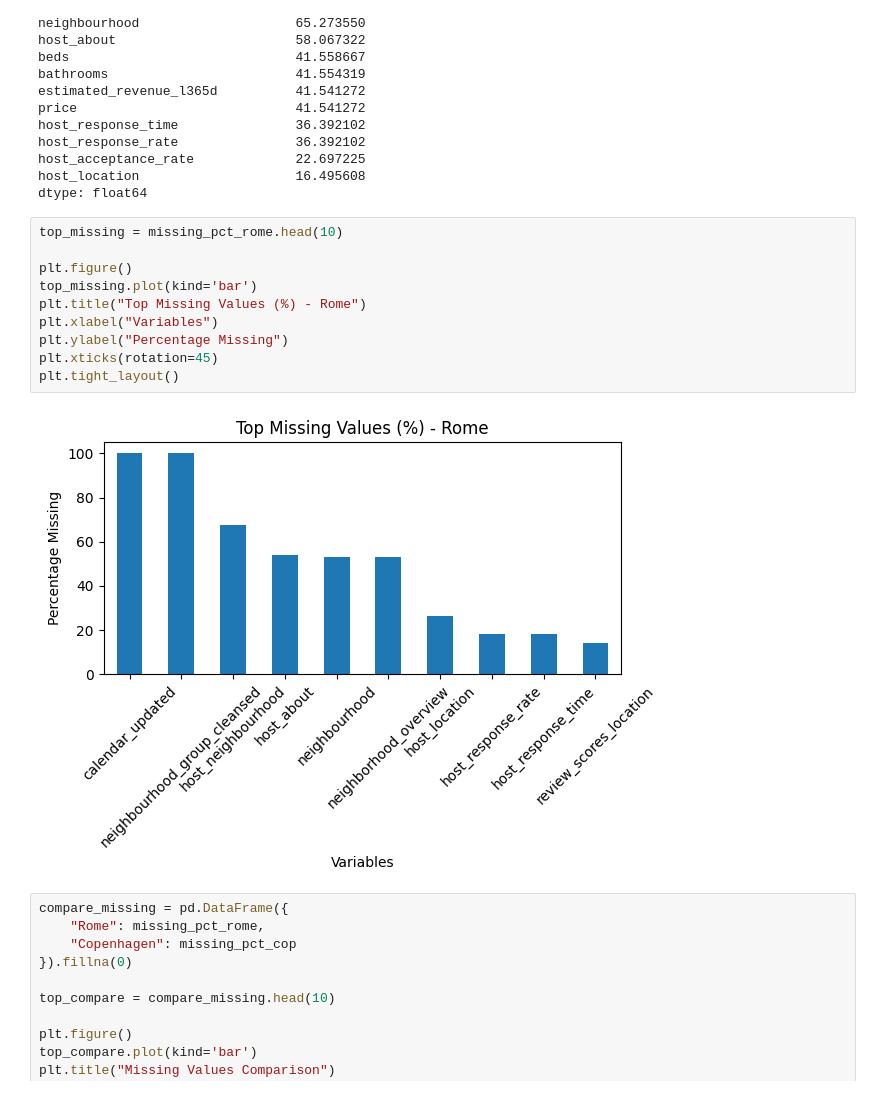
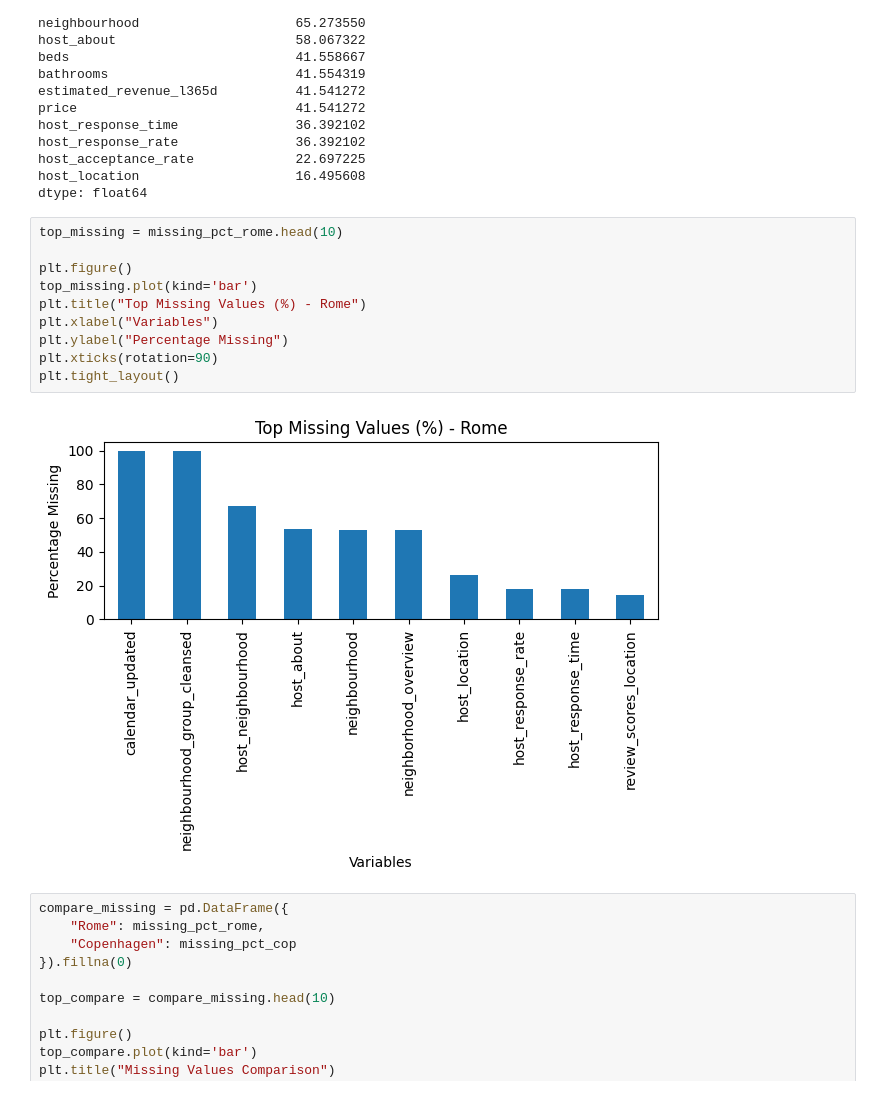
Before and after one commit to andreamammano89-maker/DataVisualisationPW_MESA, a Jupyter notebook: projectdv_final.ipynb, the cells around one changed output. Saved outputs shown, nothing was run; the diff lists cells and outputs as text.

Commit message:
graphs fix

```diff
--- a/projectdv_final.ipynb
+++ b/projectdv_final.ipynb
@@ -189,15 +189,15 @@ dtype: float64
 # %%
 top_missing = missing_pct_rome.head(10)
 
 plt.figure()
 top_missing.plot(kind='bar')
 plt.title("Top Missing Values (%) - Rome")
 plt.xlabel("Variables")
 plt.ylabel("Percentage Missing")
-plt.xticks(rotation=45)
+plt.xticks(rotation=90)
 plt.tight_layout()
 # %% [output]
-[figure, old version]
+[figure, new version]
 # %%
 compare_missing = pd.DataFrame({
     "Rome": missing_pct_rome,
```
Also changed, not shown: parts of 2 cells of this notebook.
